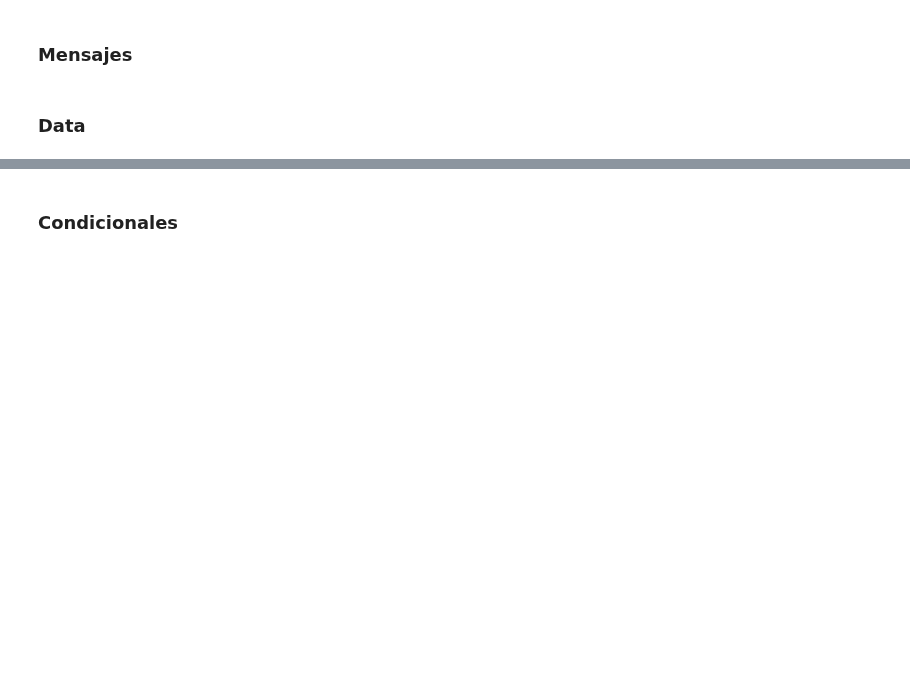
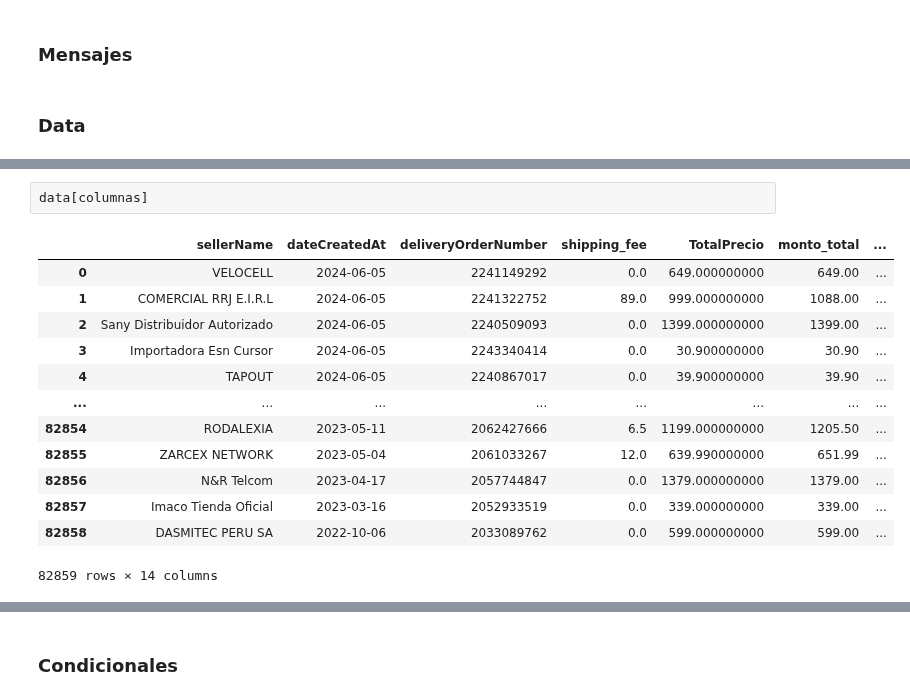
Before and after one commit to gflores1092/AnalyticsSX, a Jupyter notebook: Alertas diarias/Comprobantes/comprobantes_AM.ipynb, the cells around one changed output, grey strips where cells are left out. Drawn from its saved outputs; the diff is of its cells as text; blank space fills up the shorter version.

```diff
--- a/Alertas diarias/Comprobantes/comprobantes_AM.ipynb
+++ b/Alertas diarias/Comprobantes/comprobantes_AM.ipynb
@@ -155,0 +212,16 @@ data = data.query("sellerEmail.str.contains('@')")
+# %%
+data[columnas]
+# %% [output]
+|  | sellerName | dateCreatedAt | deliveryOrderNumber | shipping_fee | TotalPrecio | monto_total | ... |
+| 0 | VELOCELL | 2024-06-05 | 2241149292 | 0.0 | 649.000000000 | 649.00 | ... |
+| 1 | COMERCIAL RRJ E.I.R.L | 2024-06-05 | 2241322752 | 89.0 | 999.000000000 | 1088.00 | ... |
+| 2 | Sany Distribuidor Autorizado | 2024-06-05 | 2240509093 | 0.0 | 1399.000000000 | 1399.00 | ... |
+| 3 | Importadora Esn Cursor | 2024-06-05 | 2243340414 | 0.0 | 30.900000000 | 30.90 | ... |
+| 4 | TAPOUT | 2024-06-05 | 2240867017 | 0.0 | 39.900000000 | 39.90 | ... |
+| ... | ... | ... | ... | ... | ... | ... | ... |
+| 82854 | RODALEXIA | 2023-05-11 | 2062427666 | 6.5 | 1199.000000000 | 1205.50 | ... |
+| 82855 | ZARCEX NETWORK | 2023-05-04 | 2061033267 | 12.0 | 639.990000000 | 651.99 | ... |
+| 82856 | N&R Telcom | 2023-04-17 | 2057744847 | 0.0 | 1379.000000000 | 1379.00 | ... |
+| 82857 | Imaco Tienda Oficial | 2023-03-16 | 2052933519 | 0.0 | 339.000000000 | 339.00 | ... |
+| 82858 | DASMITEC PERU SA | 2022-10-06 | 2033089762 | 0.0 | 599.000000000 | 599.00 | ... |
+82859 rows × 14 columns
```
Also changed, not shown: parts of 13 cells of this notebook, 1 other file.
